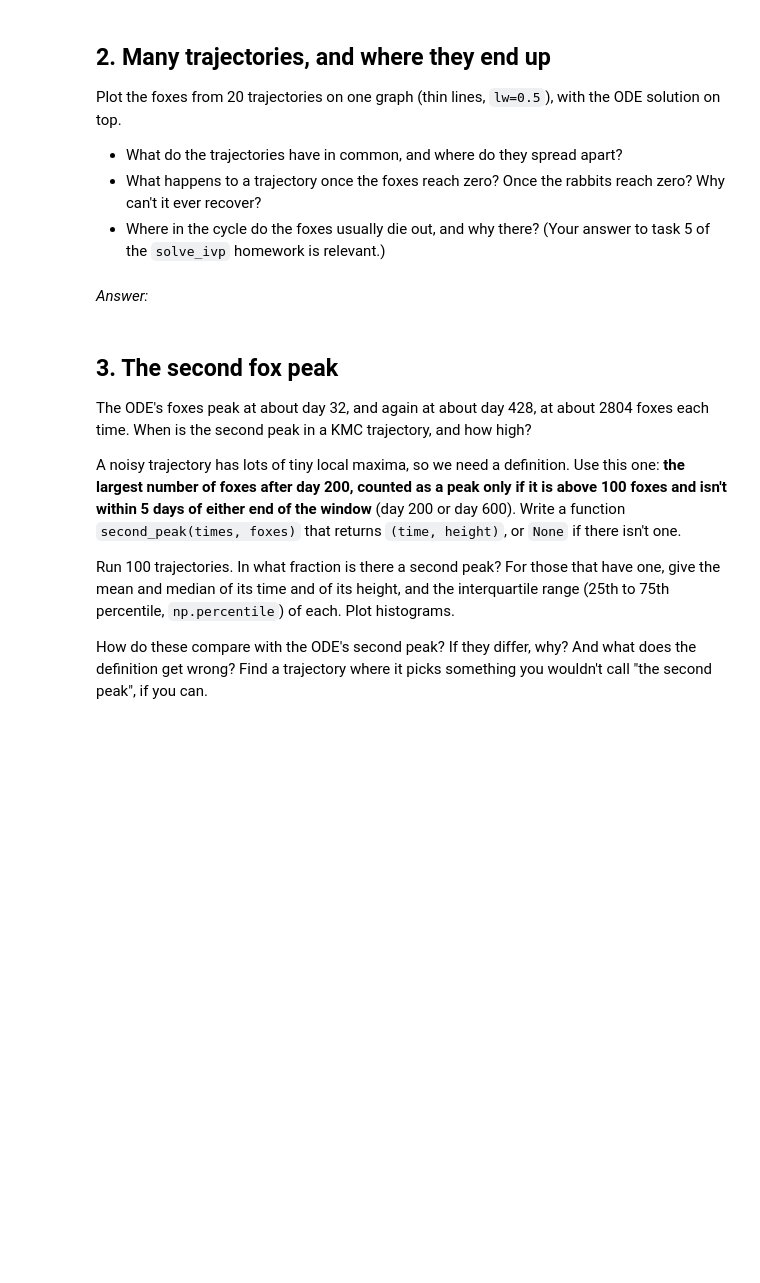
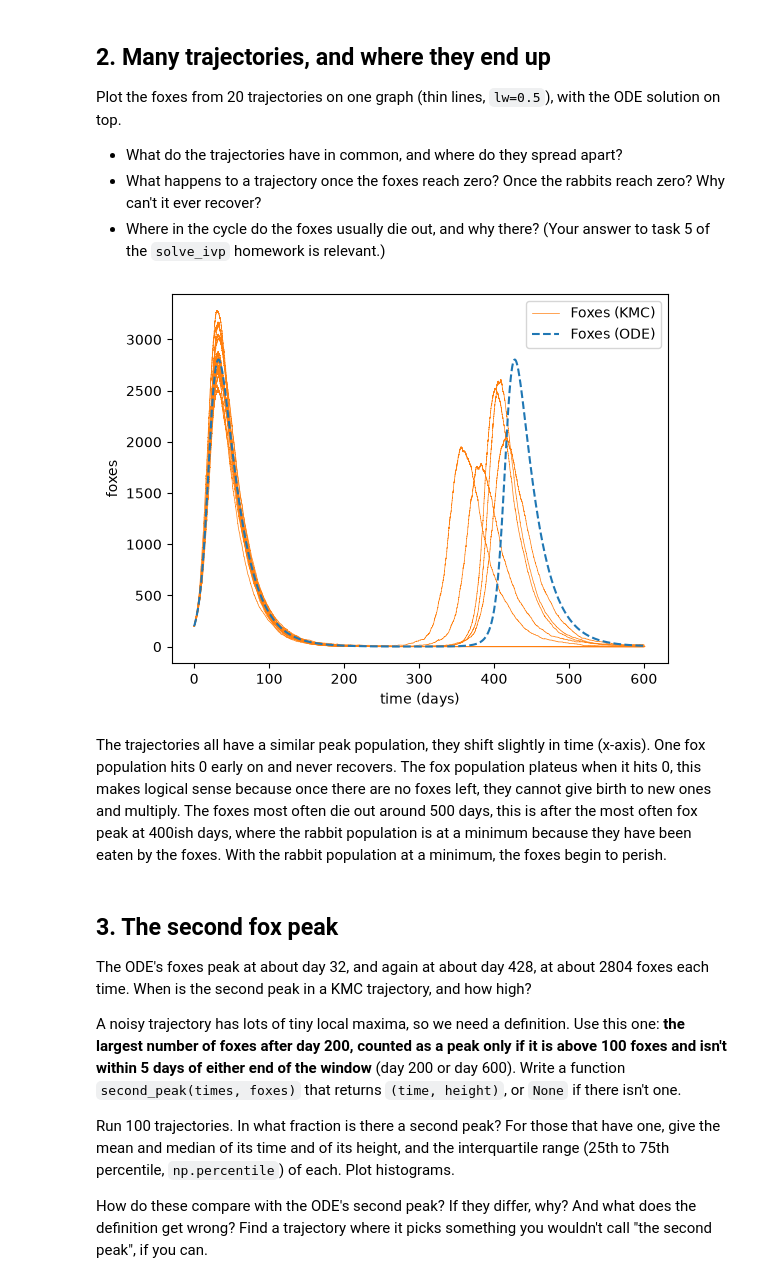
Before and after one commit to Clicks2027/kinetic-monte-carlo, a Jupyter notebook: rabbits-and-foxes-kmc.ipynb, the cells around one changed output. Saved outputs shown, nothing was run; the diff lists cells and outputs as text; code cells hidden in the pictures; blank space fills up the shorter version.

```diff
--- a/rabbits-and-foxes-kmc.ipynb
+++ b/rabbits-and-foxes-kmc.ipynb
@@ -222,8 +222,21 @@ solution on top.
   zero? Why can't it ever recover?
 - Where in the cycle do the foxes usually die out, and why there? (Your answer to
   task 5 of the `solve_ivp` homework is relevant.)
+# %%
+plt.figure()
+for i in range(20):
+    rng = np.random.default_rng(seed=1000 + i)
+    times, rabbits, foxes = kmc(R0, F0, t_end, rng)
+    plt.step(times, foxes, where="post", lw=0.5, color = "tab:orange", label = "Foxes (KMC)" if i == 0 else None)
+plt.plot(t_ode, F_ode, "--", color="tab:blue", label="Foxes (ODE)")
+plt.xlabel("time (days)")
+plt.ylabel("foxes")
+plt.legend()
+plt.show()
+# %% [output]
+[figure, added]
 # %% [markdown]
-*Answer:*
+The trajectories all have a similar peak population, they shift slightly in time (x-axis). One fox population hits 0 early on and never recovers. The fox population plateus when it hits 0, this makes logical sense because once there are no foxes left, they cannot give birth to new ones and multiply. The foxes most often die out around 500 days, this is after the most often fox peak at 400ish days, where the rabbit population is at a minimum because they have been eaten by the foxes. With the rabbit population at a minimum, the foxes begin to perish.
 # %% [markdown]
 ## 3. The second fox peak
 
```
Also changed, not shown: parts of 4 cells of this notebook.
